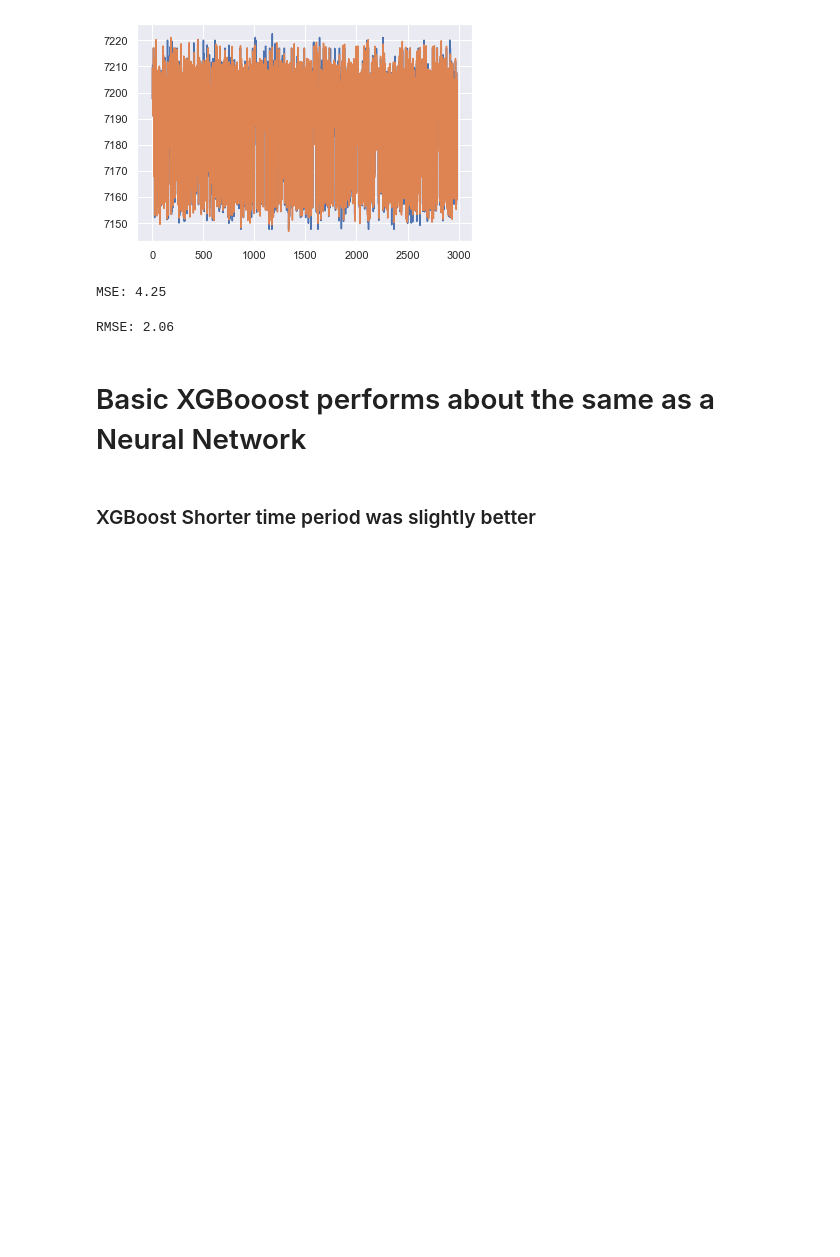
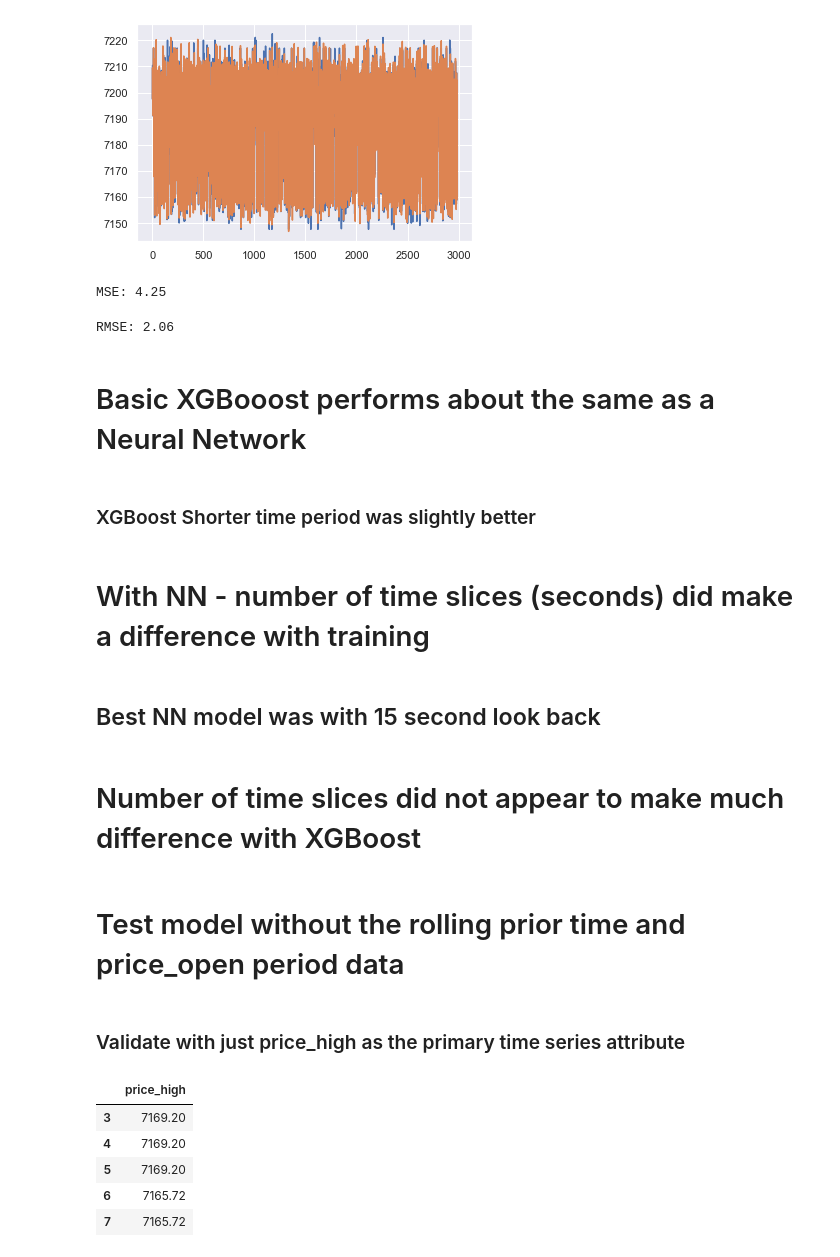
Before and after one commit to JamesMcMillen/pennchall, a Jupyter notebook: bitcoin_predictor_final.ipynb, the cells around one changed output. Cells and saved outputs as stored; diff of their text form; code cells hidden in the pictures; blank space fills up the shorter version.

```diff
--- a/bitcoin_predictor_final.ipynb
+++ b/bitcoin_predictor_final.ipynb
@@ -1387,3 +1192,24 @@ RMSE: 2.06
 # Basic XGBooost performs about the same as a Neural Network
 # %% [markdown]
 ### XGBoost Shorter time period was slightly better
+# %% [markdown]
+# With NN - number of time slices (seconds) did make a difference with training
+# %% [markdown]
+## Best NN model was with 15 second look back
+# %% [markdown]
+# Number of time slices did not appear to make much difference with XGBoost
+# %% [markdown]
+# Test model without the rolling prior time and price_open period data
+# %% [markdown]
+### Validate with just price_high as the primary time series attribute
+# %%
+#Drops
+data_t3 = data_t1.drop(['trades_count','volume_traded','price_low','price_close', 'row_num', 'price_open', 'price_rollmean'], 1)
+data_t3.head() #always check data
+# %% [output]
+|  | price_high |
+| 3 | 7169.20 |
+| 4 | 7169.20 |
+| 5 | 7169.20 |
+| 6 | 7165.72 |
+| 7 | 7165.72 |
```
Also changed, not shown: parts of 72 cells of this notebook.
